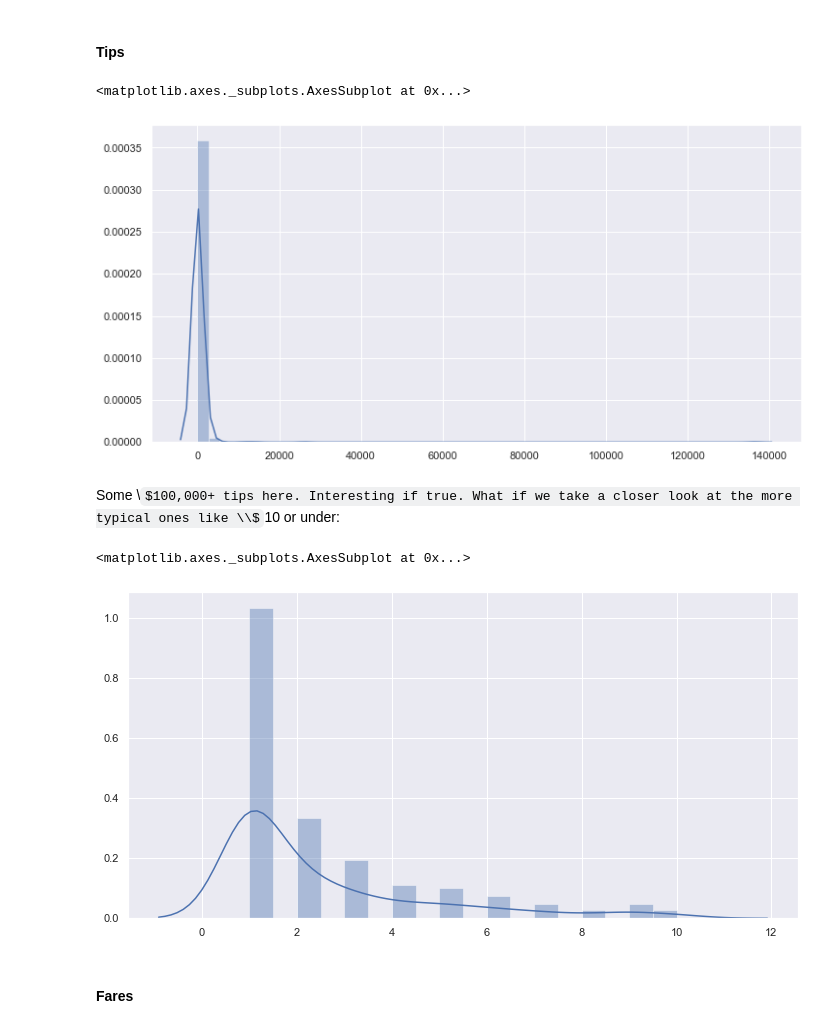
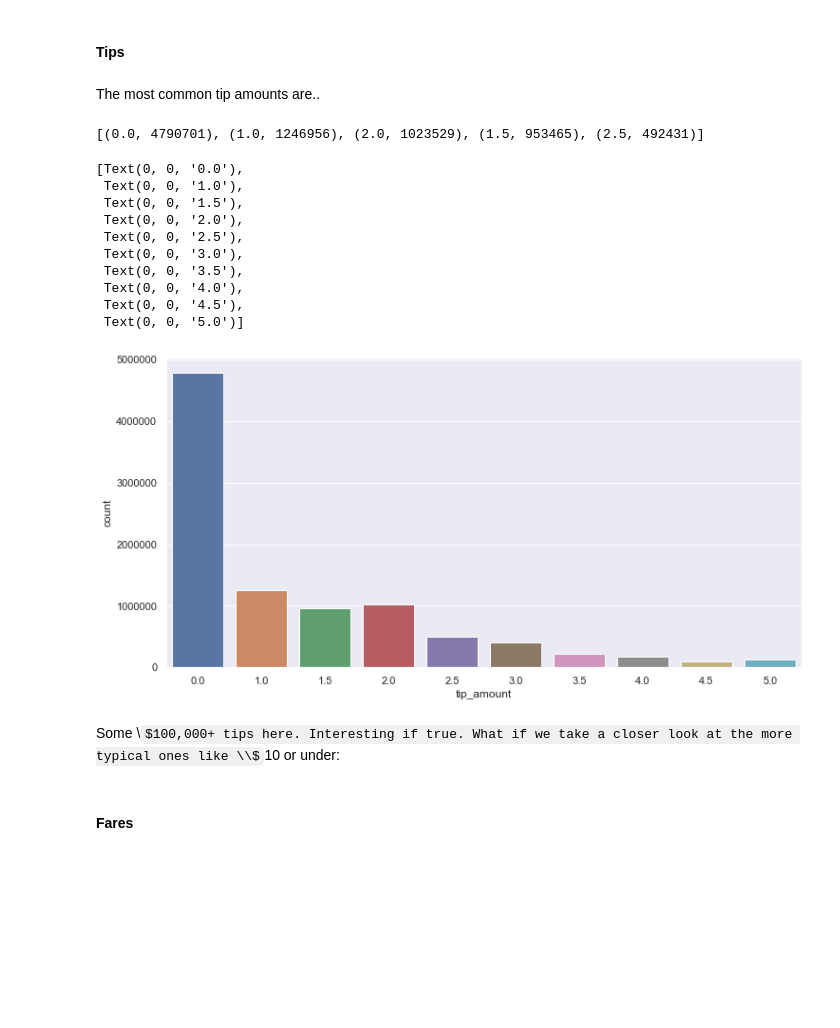
Before and after one commit to eeghor/cbataxi, a Jupyter notebook: cbataxi.ipynb, the cells around one changed output. Cells and saved outputs as stored; diff of their text form; code cells hidden in the pictures; some formulas as TeX source; blank space fills up the shorter version.

```diff
--- a/cbataxi.ipynb
+++ b/cbataxi.ipynb
@@ -485,16 +497,33 @@ x='payment_type', y='count')
 # %% [markdown]
 #### Tips
-# %%
-sns.distplot(sorted(tx.ANSWERS['tip_amounts'].values()))
-# %% [output]
-<matplotlib.axes._subplots.AxesSubplot at 0x...>
-[figure, removed]
+# %% [markdown]
+The most common tip amounts are..
+# %%
+tx.ANSWERS['tip_amounts'].most_common(5)
+# %% [output]
+[(0.0, 4790701), (1.0, 1246956), (2.0, 1023529), (1.5, 953465), (2.5, 492431)]
+# %%
+pl = sns.barplot(data=pd.DataFrame.from_records(tx.ANSWERS['tip_amounts'].most_common(10)) \
+            .rename(columns={0: 'tip_amount', 1: 'count'}), x='tip_amount', y='count')
+
+ticks_to_show = '0.0 1.0 1.5 2.0 2.5 3.0 3.5 4.0 4.5 5.0'.split()
+
+f = {t:l for t, l in zip(pl.get_xticks(), pl.get_xticklabels()) if l.get_text() in ticks_to_show}
+pl.set_xticks(list(f))
+pl.set_xticklabels(list(f.values()))
+# %% [output]
+[Text(0, 0, '0.0'),
+ Text(0, 0, '1.0'),
+ Text(0, 0, '1.5'),
+ Text(0, 0, '2.0'),
+ Text(0, 0, '2.5'),
+ Text(0, 0, '3.0'),
+ Text(0, 0, '3.5'),
+ Text(0, 0, '4.0'),
+ Text(0, 0, '4.5'),
+ Text(0, 0, '5.0')]
+[figure, added]
 # %% [markdown]
 Some \\$100,000+ tips here. Interesting if true. What if we take a closer look at the more typical ones like \\$10 or under:
-# %%
-sns.distplot([v for v in sorted(tx.ANSWERS['tip_amounts'].values()) if v <=10])
-# %% [output]
-<matplotlib.axes._subplots.AxesSubplot at 0x...>
-[figure, removed]
 # %% [markdown]
 #### Fares
```
Also changed, not shown: parts of 23 cells of this notebook.
